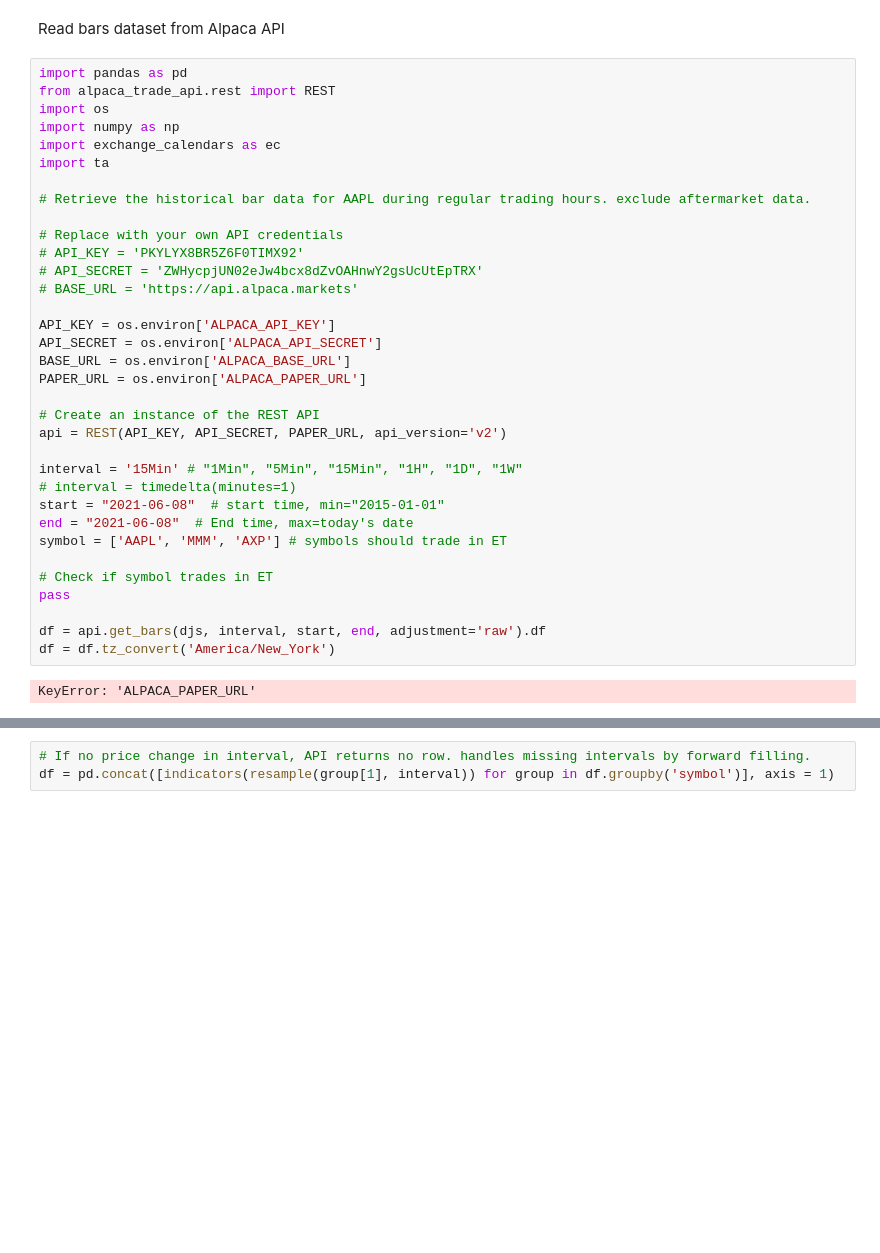
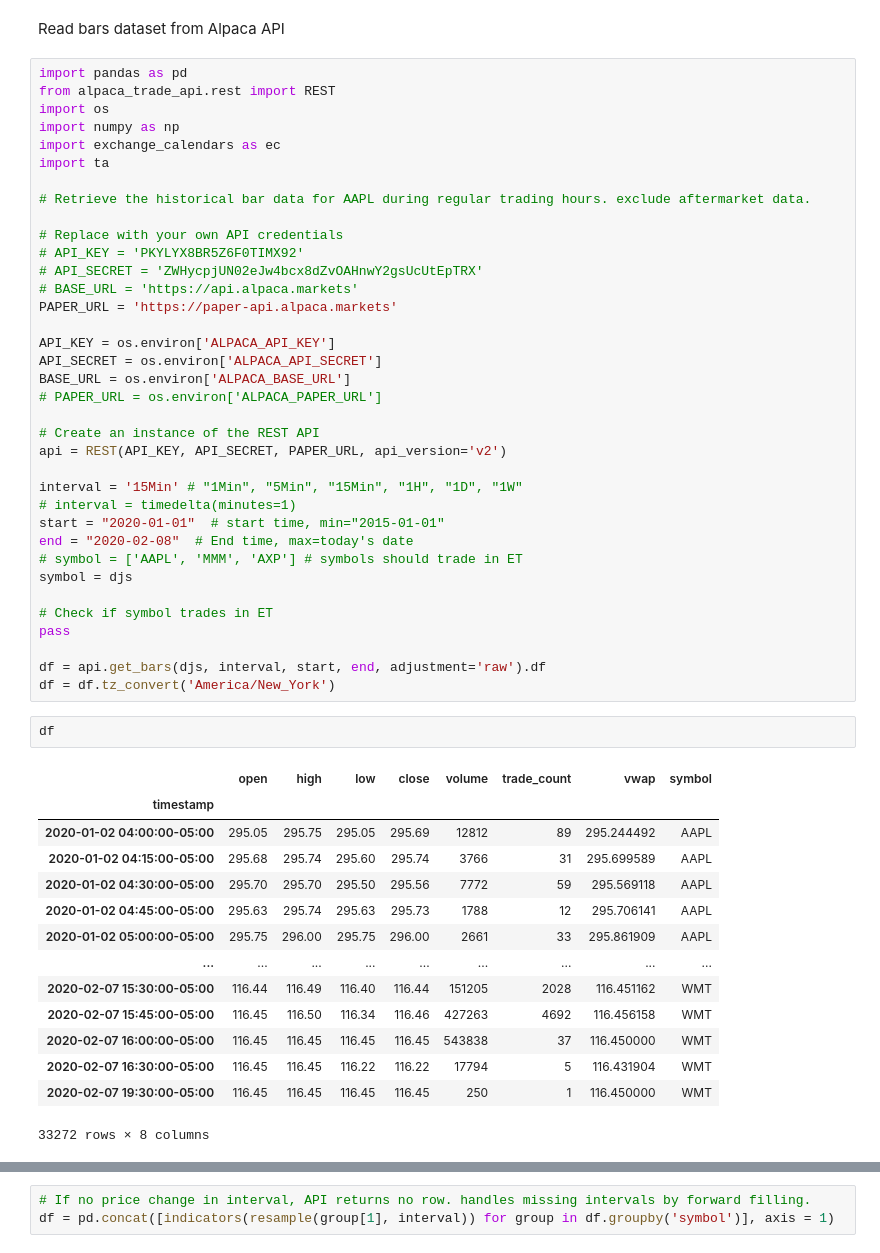
Before and after one commit to RezaSoleymanifar/neural, a Jupyter notebook: notebooks/price_prediction.ipynb, the cells around one changed output, grey strips where cells are left out. Saved outputs shown, nothing was run; the diff lists cells and outputs as text; blank space fills up the shorter version.

```diff
--- a/notebooks/price_prediction.ipynb
+++ b/notebooks/price_prediction.ipynb
@@ -88,27 +88,44 @@ import ta
 # API_KEY = 'PKYLYX8BR5Z6F0TIMX92'
 # API_SECRET = 'ZWHycpjUN02eJw4bcx8dZvOAHnwY2gsUcUtEpTRX'
 # BASE_URL = 'https://api.alpaca.markets'
+PAPER_URL = 'https://paper-api.alpaca.markets'
 
 API_KEY = os.environ['ALPACA_API_KEY']
 API_SECRET = os.environ['ALPACA_API_SECRET']
 BASE_URL = os.environ['ALPACA_BASE_URL']
-PAPER_URL = os.environ['ALPACA_PAPER_URL']
+# PAPER_URL = os.environ['ALPACA_PAPER_URL']
 
 # Create an instance of the REST API
 api = REST(API_KEY, API_SECRET, PAPER_URL, api_version='v2')
 
 interval = '15Min' # "1Min", "5Min", "15Min", "1H", "1D", "1W"
 # interval = timedelta(minutes=1)
-start = "2021-06-08"  # start time, min="2015-01-01"
-end = "2021-06-08"  # End time, max=today's date
-symbol = ['AAPL', 'MMM', 'AXP'] # symbols should trade in ET
+start = "2020-01-01"  # start time, min="2015-01-01"
+end = "2020-02-08"  # End time, max=today's date
+# symbol = ['AAPL', 'MMM', 'AXP'] # symbols should trade in ET
+symbol = djs
 
 # Check if symbol trades in ET
 pass
 
 df = api.get_bars(djs, interval, start, end, adjustment='raw').df
 df = df.tz_convert('America/New_York')
-# %% [output]
-KeyError: 'ALPACA_PAPER_URL'
+# %%
+df
+# %% [output]
+|  | open | high | low | close | volume | trade_count | vwap | symbol |
+| timestamp |  |  |  |  |  |  |  |  |
+| 2020-01-02 04:00:00-05:00 | 295.05 | 295.75 | 295.05 | 295.69 | 12812 | 89 | 295.244492 | AAPL |
+| 2020-01-02 04:15:00-05:00 | 295.68 | 295.74 | 295.60 | 295.74 | 3766 | 31 | 295.699589 | AAPL |
+| 2020-01-02 04:30:00-05:00 | 295.70 | 295.70 | 295.50 | 295.56 | 7772 | 59 | 295.569118 | AAPL |
+| 2020-01-02 04:45:00-05:00 | 295.63 | 295.74 | 295.63 | 295.73 | 1788 | 12 | 295.706141 | AAPL |
+| 2020-01-02 05:00:00-05:00 | 295.75 | 296.00 | 295.75 | 296.00 | 2661 | 33 | 295.861909 | AAPL |
+| ... | ... | ... | ... | ... | ... | ... | ... | ... |
+| 2020-02-07 15:30:00-05:00 | 116.44 | 116.49 | 116.40 | 116.44 | 151205 | 2028 | 116.451162 | WMT |
+| 2020-02-07 15:45:00-05:00 | 116.45 | 116.50 | 116.34 | 116.46 | 427263 | 4692 | 116.456158 | WMT |
+| 2020-02-07 16:00:00-05:00 | 116.45 | 116.45 | 116.45 | 116.45 | 543838 | 37 | 116.450000 | WMT |
+| 2020-02-07 16:30:00-05:00 | 116.45 | 116.45 | 116.22 | 116.22 | 17794 | 5 | 116.431904 | WMT |
+| 2020-02-07 19:30:00-05:00 | 116.45 | 116.45 | 116.45 | 116.45 | 250 | 1 | 116.450000 | WMT |
+33272 rows × 8 columns
 # %%
 account_info = api.get_account()
```
Also changed, not shown: parts of 7 cells of this notebook, 8 other files.
